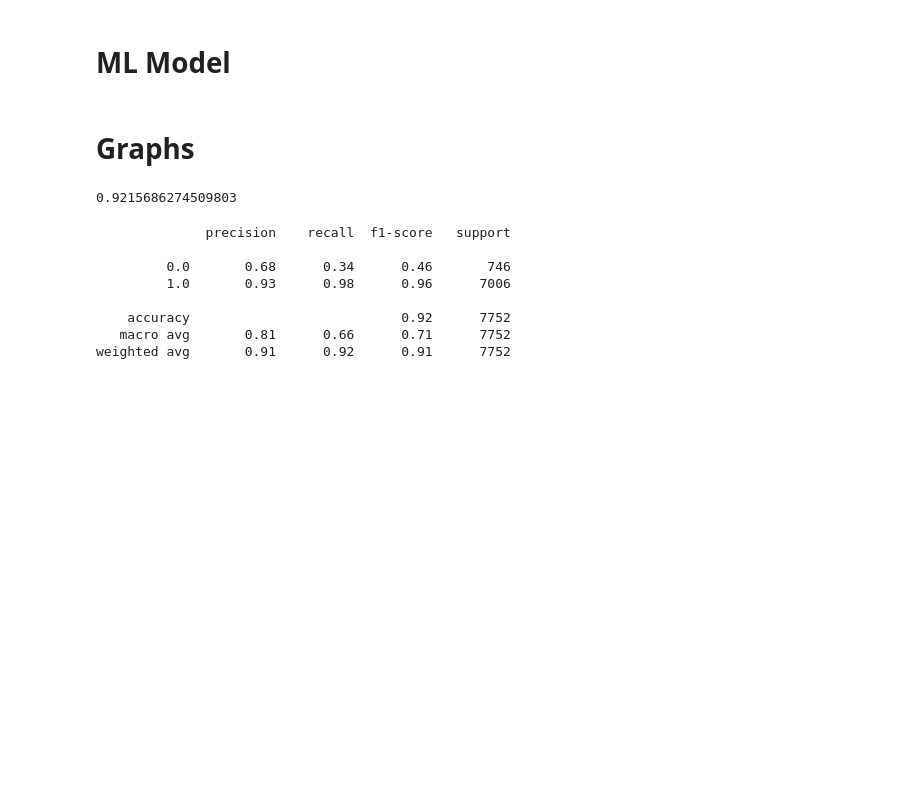
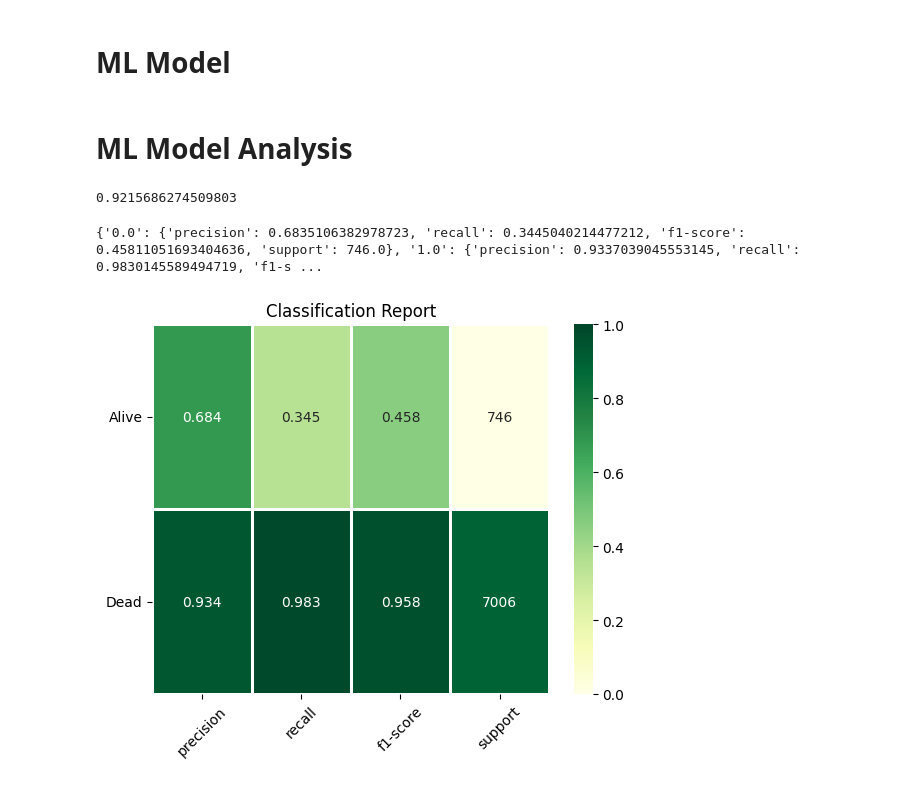
Before and after one commit to Lelozitos/HealthML, a Jupyter notebook: study.ipynb, the cells around one changed output. Saved outputs shown, nothing was run; the diff lists cells and outputs as text; code cells hidden in the pictures; blank space fills up the shorter version.

```diff
--- a/study.ipynb
+++ b/study.ipynb
@@ -473,7 +530,7 @@ data.reset_index(drop=True, inplace=True)
 # %% [markdown]
 ### 5. Splitting train and test
 # %%
-# data = data.drop(columns=["ULTINFO"]) # because we calculated Y based on this column
+data = data.drop(columns=["ULTINFO"]) # because we calculated Y based on this column
 
 X = data.iloc[:, :-1].values
 Y = data.iloc[:, -1].values
@@ -502,21 +559,51 @@ rfc = RandomForestClassifier(n_estimators=100, random_state=7)
 rfc.fit(X_train, Y_train)
 
 Y_pred = rfc.predict(X_test)
-# %% [markdown]
-# **__Graphs__**
+# %% [markdown]
+# **__ML Model Analysis__**
 # %%
 accuracy = accuracy_score(Y_test, Y_pred)
-classification_rep = classification_report(Y_test, Y_pred)
+classification_rep = classification_report(Y_test, Y_pred, output_dict=True)
 
 display(accuracy)
 print(classification_rep)
 # %% [output]
 0.9215686274509803
-              precision    recall  f1-score   support
-
-         0.0       0.68      0.34      0.46       746
-         1.0       0.93      0.98      0.96      7006
-
-    accuracy                           0.92      7752
-   macro avg       0.81      0.66      0.71      7752
-weighted avg       0.91      0.92      0.91      7752
+{'0.0': {'precision': 0.6835106382978723, 'recall': 0.3445040214477212, 'f1-score': 0.45811051693404636, 'support': 746.0}, '1.0': {'precision': 0.9337039045553145, 'recall': 0.9830145589494719, 'f1-s ...
+# %%
+fig, ax = plt.subplots()
+
+classification_rep["Alive"] = classification_rep.pop("0.0")
+classification_rep["Dead"] = classification_rep.pop("1.0")
+keys_to_plot = [key for key in classification_rep.keys() if key not in ("accuracy", "macro avg", "weighted avg")]
+df = pd.DataFrame(classification_rep, columns=keys_to_plot).T
+
+df.sort_values(by=["support"], inplace=True)
+
+rows, cols = df.shape
+mask = np.zeros(df.shape)
+mask[:,cols-1] = True
+
+ax = sns.heatmap(df, mask=mask, annot=True, cmap="YlGn", fmt=".3g",
+        vmin=0.0,
+        vmax=1.0,
+        linewidths=2, linecolor="white"
+                )
+
+mask = np.zeros(df.shape)
+mask[:,:cols-1] = True
+
+ax = sns.heatmap(df, mask=mask, annot=True, cmap="YlGn", cbar=False,
+        linewidths=2, linecolor="white", fmt=".0f",
+        vmin=df["support"].min(),
+        vmax=df["support"].sum(),
+        norm=mpl.colors.Normalize(vmin=df["support"].min(),
+                                  vmax=df["support"].sum())
+                )
+
+plt.title("Classification Report")
+plt.xticks(rotation = 45)
+plt.yticks(rotation = 360)
+plt.show()
+# %% [output]
+[figure, added]
```
Also changed, not shown: parts of 5 cells of this notebook, 1 other file.
